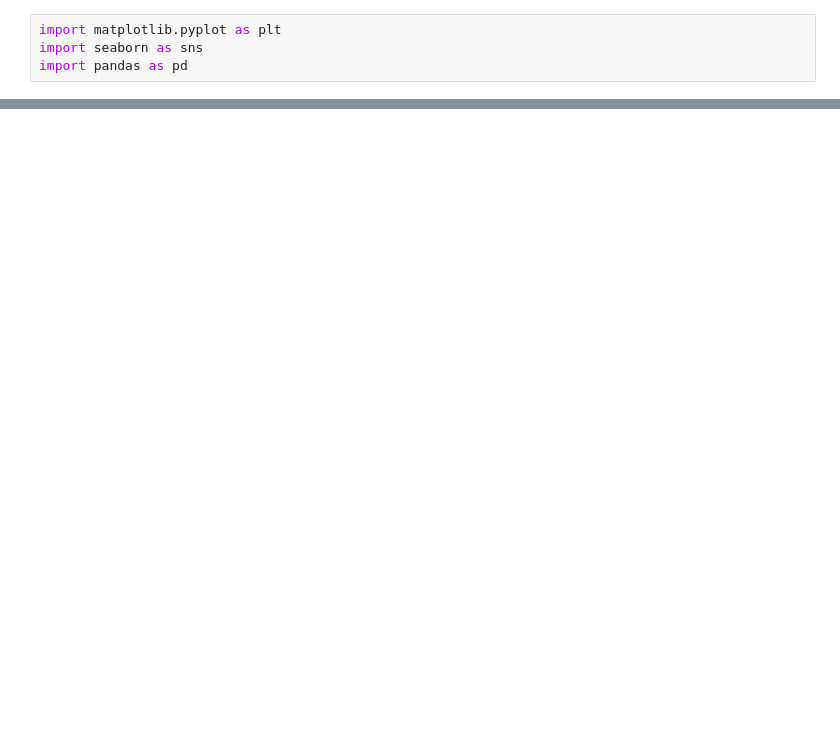
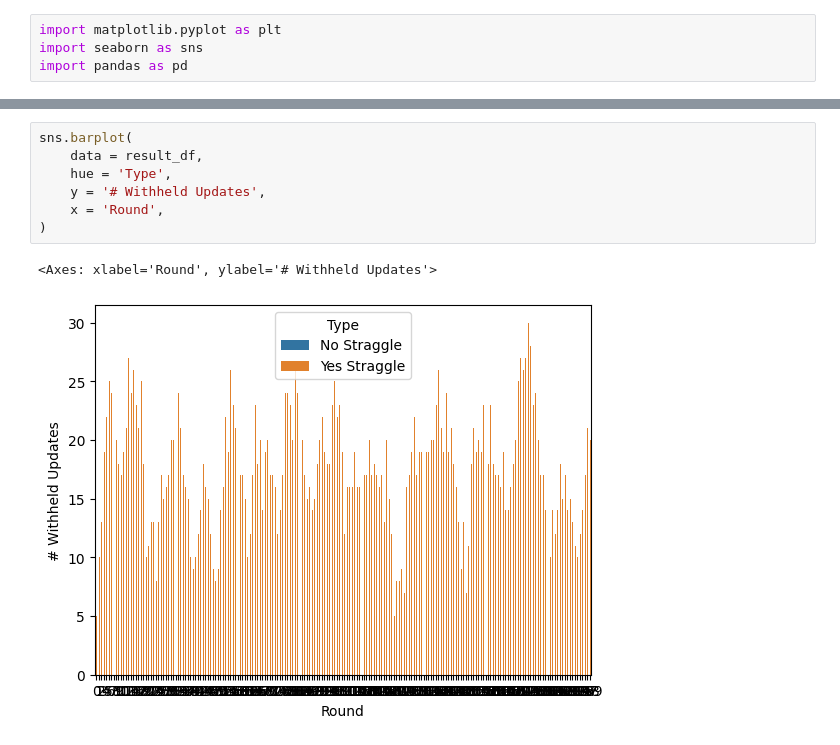
Before and after one commit to inwonakng/robust-fl, a Jupyter notebook: notebooks/view_results.ipynb, the cells around one changed output, grey strips where cells are left out. Cells and saved outputs as stored; diff of their text form; blank space fills up the shorter version.

```diff
--- a/notebooks/view_results.ipynb
+++ b/notebooks/view_results.ipynb
@@ -23,0 +36,10 @@ yes_straggle.accuracy_score.plot()
+# %%
+sns.barplot(
+    data = result_df,
+    hue = 'Type',
+    y = '# Withheld Updates',
+    x = 'Round',
+)
+# %% [output]
+<Axes: xlabel='Round', ylabel='# Withheld Updates'>
+[figure, added]
```
Also changed, not shown: parts of 7 cells of this notebook, 30 other files.
